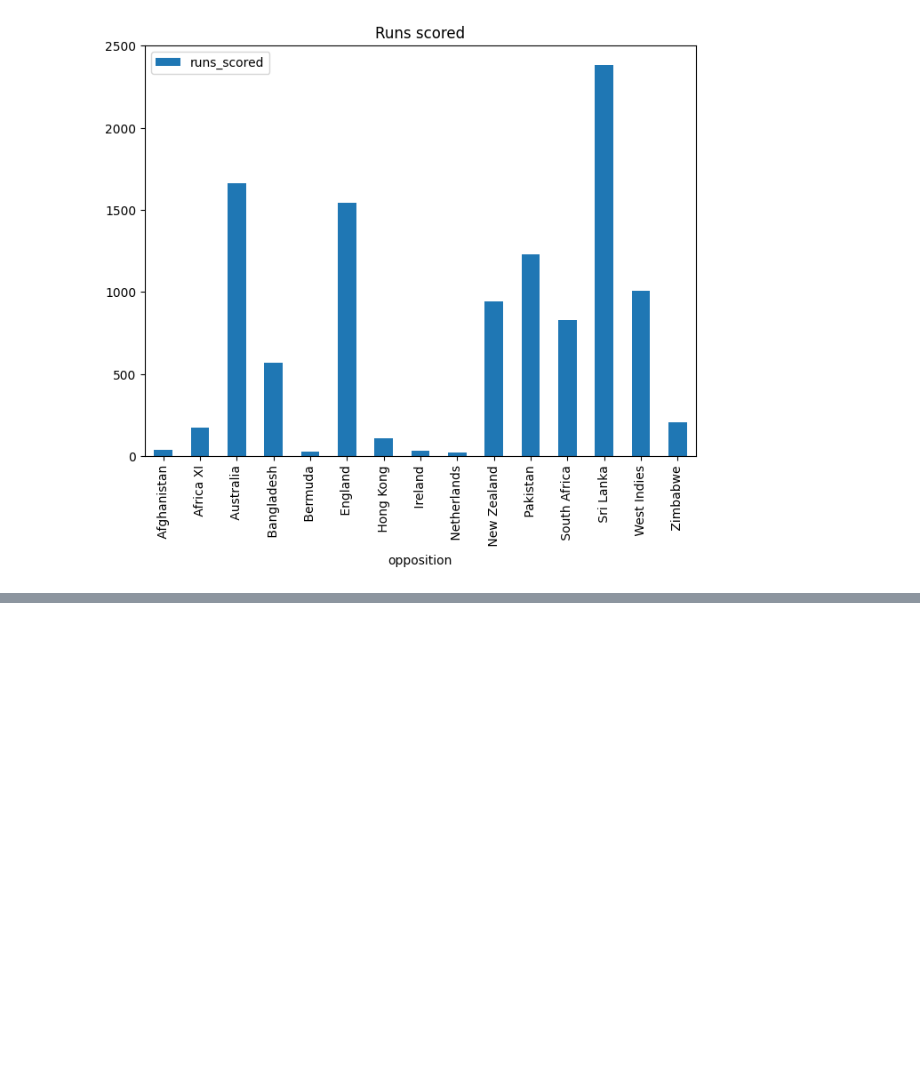
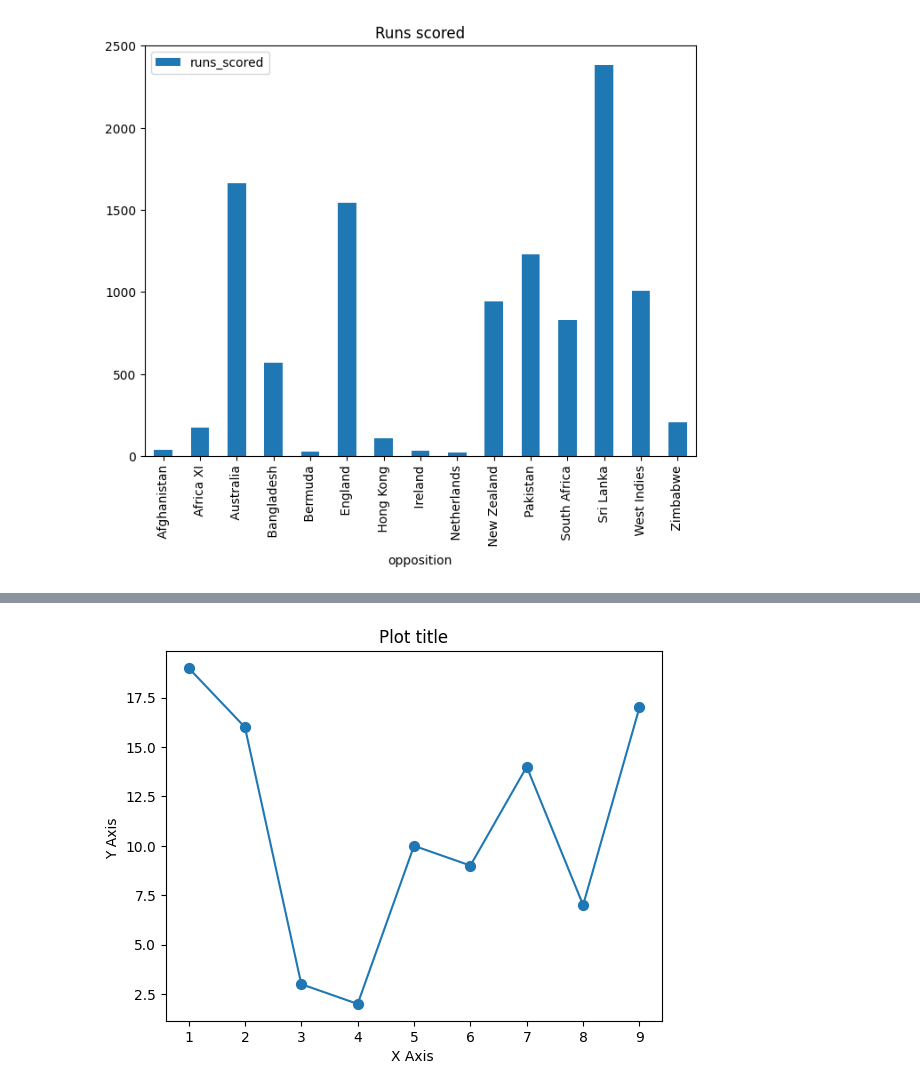
Before and after one commit to abhishekmali9191/Data-Analytics-, a Jupyter notebook: DataAnalytics.ipynb, the cells around one changed output, grey strips where cells are left out. Drawn from its saved outputs; the diff is of its cells as text; code cells hidden in the pictures; blank space fills up the shorter version.

```diff
--- a/DataAnalytics.ipynb
+++ b/DataAnalytics.ipynb
@@ -707,0 +1289,16 @@ dtype: float64
+# %%
+import matplotlib.pyplot as plt
+x = np.arange(1,10)
+y = np.random.randint(1,20,10)
+
+y = y[:9]   # Slicing to get elements from index 0 to 9 to match x
+
+# Create a line plot
+plt.plot(x,y)
+plt.xlabel('X Axis ')
+plt.ylabel('Y Axis ')
+plt.title('Plot title')
+plt.scatter(x,y, s= 50)  # Increases marker size to 50
+plt.show()
+# %% [output]
+[figure, added]
```
Also changed, not shown: parts of 33 cells of this notebook.
